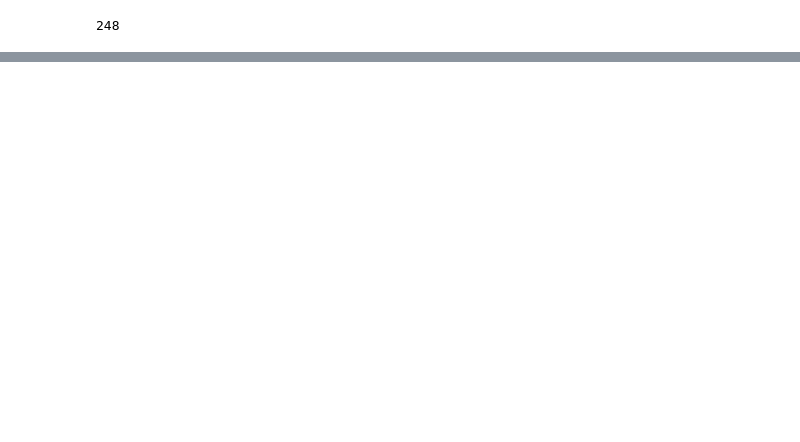
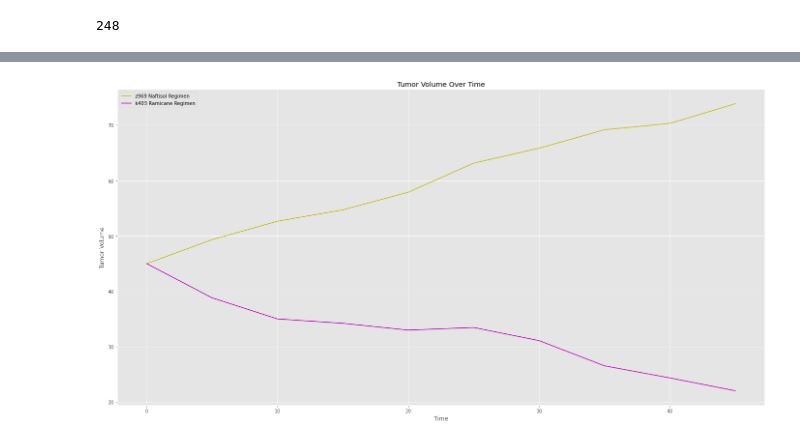
Before and after one commit to citizendez/PharmaDataAnalysis, a Jupyter notebook: PharmaDataAnalysis.ipynb, the cells around one changed output, grey strips where cells are left out. Cells and saved outputs as stored; diff of their text form; code cells hidden in the pictures; blank space fills up the shorter version.

```diff
--- a/PharmaDataAnalysis.ipynb
+++ b/PharmaDataAnalysis.ipynb
@@ -98,0 +172,4 @@ count
+# %%
+#line graph data
+df = clean_df.loc[clean_df.Patient_ID == 'z969']
+df
@@ -98,0 +188,3 @@ count
+# %%
+df2 = clean_df.loc[clean_df.Patient_ID == 'k403']
+df2
@@ -98,0 +203,10 @@ count
+# %%
+#plot intilizer
+fig, (ax) = plt.subplots(1, figsize=(24, 12))
+ax.plot(df.Timepoint, df['Tumor Volume (mm3)'], c='y')
+ax.plot(df2.Timepoint, df2['Tumor Volume (mm3)'], c='m')
+ax.set(title='Tumor Volume Over Time', xlabel='Time', ylabel='Tumor Volume')
+ax.legend(['z969 Naftisol Regimen','k403 Ramicane Regimen'])
+plt.show()
+# %% [output]
+[figure, added]
```
Also changed, not shown: parts of 24 cells of this notebook.
